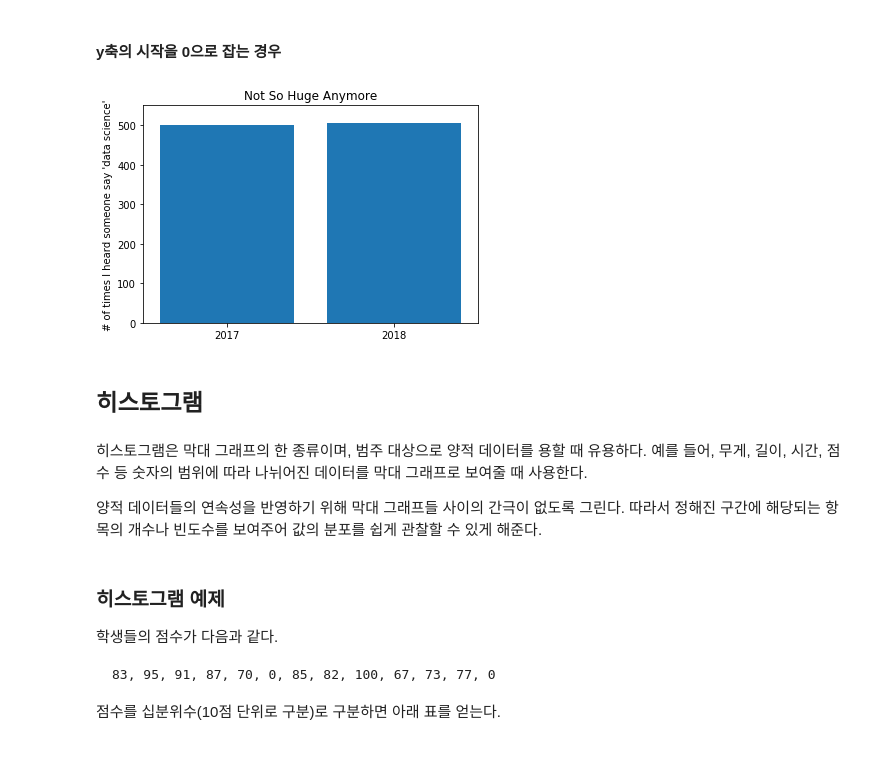
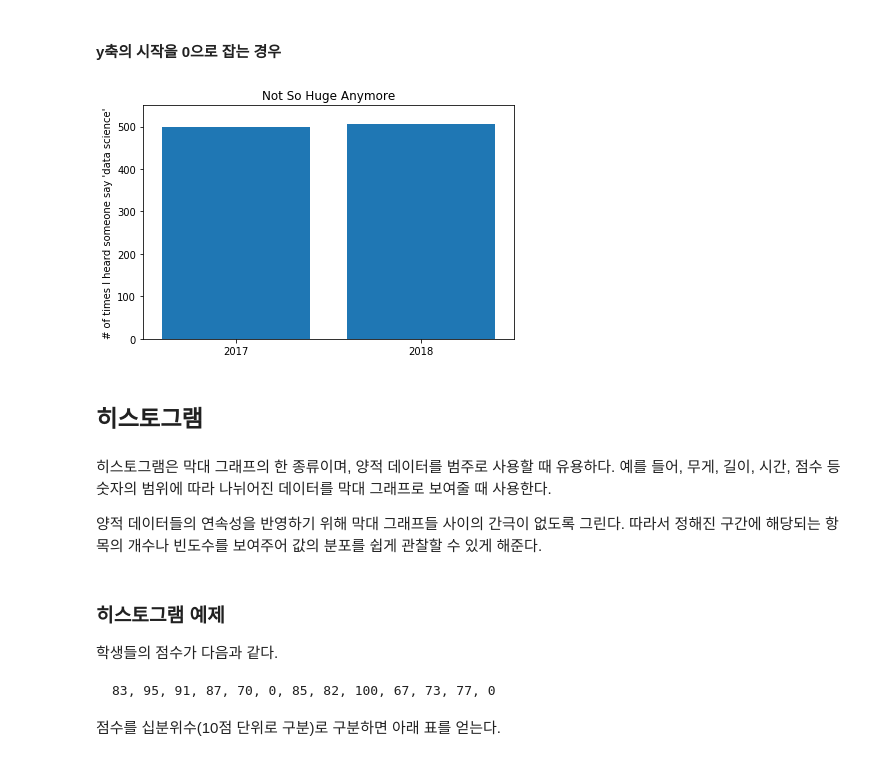
Before and after one commit to liganega/DataAnalysisInPython, a Jupyter notebook: notebooks/PDA-W03-Visualization_Intro.ipynb, the cells around one changed output. Drawn from its saved outputs; the diff is of its cells as text; code cells hidden in the pictures.

```diff
--- a/notebooks/PDA-W03-Visualization_Intro.ipynb
+++ b/notebooks/PDA-W03-Visualization_Intro.ipynb
@@ -99,20 +99,23 @@ plt.show()
 # %%
 plt.bar(years, mentions, 0.8)
 plt.xticks(years)
 plt.ylabel("# of times I heard someone say 'data science'")
 plt.ticklabel_format(useOffset=False)
 
 # y축의 시작점을 0으로 잡으면 상황이 달라짐.
 plt.axis([2016.5, 2018.5, 0, 550])
 plt.title("Not So Huge Anymore")
+
+plt.tight_layout()
+
 plt.show()
 # %% [output]
-[figure, old version]
+[figure, new version]
 # %% [markdown]
 ## 히스토그램
 # %% [markdown]
 히스토그램은 막대 그래프의 한 종류이며,
-범주 대상으로 양적 데이터를 용할 때 유용하다.
+양적 데이터를 범주로 사용할 때 유용하다.
 예를 들어, 무게, 길이, 시간, 점수 등
 숫자의 범위에 따라 나뉘어진 데이터를 막대 그래프로 보여줄 때 사용한다.
 
```
Also changed, not shown: parts of 8 cells of this notebook, 2 other files.
